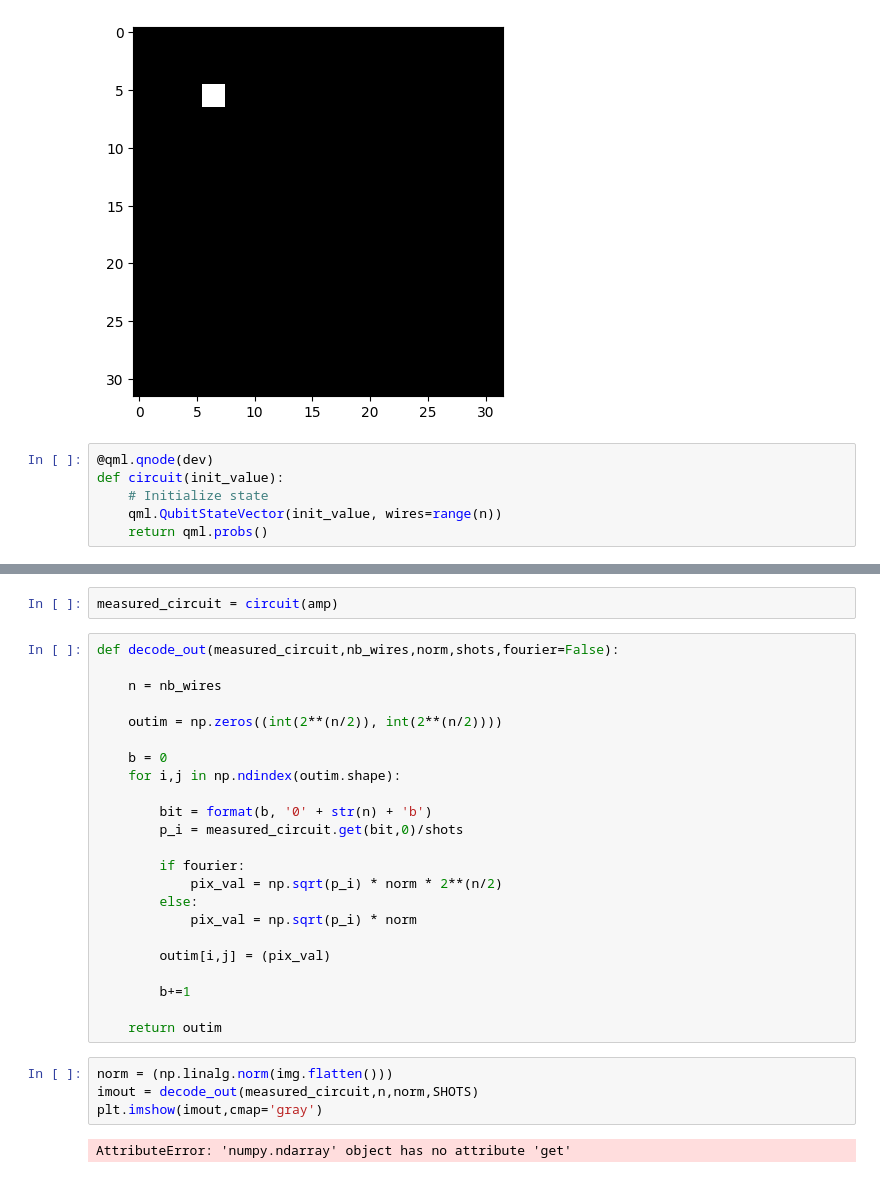
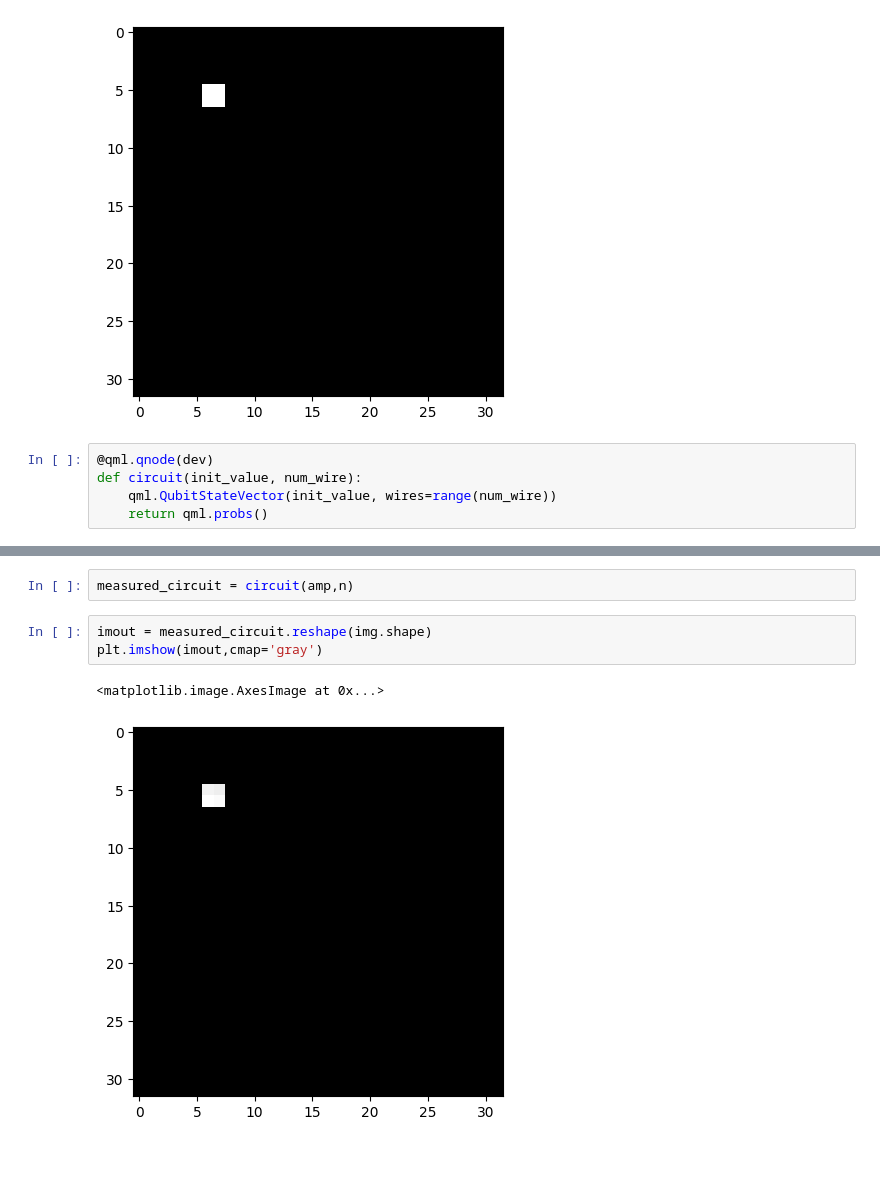
Before and after one commit to Kuift/QuantumAstronomy, a Jupyter notebook: QPIE_Pennylane.ipynb, the cells around one changed output, grey strips where cells are left out. Saved outputs shown, nothing was run; the diff lists cells and outputs as text.

```diff
--- a/QPIE_Pennylane.ipynb
+++ b/QPIE_Pennylane.ipynb
@@ -31,8 +31,7 @@ dev = qml.device('default.qubit', wires=n, shots=SHOTS)
 [figure]
 # %%
 @qml.qnode(dev)
-def circuit(init_value):
-    # Initialize state
-    qml.QubitStateVector(init_value, wires=range(n))
+def circuit(init_value, num_wire):
+    qml.QubitStateVector(init_value, wires=range(num_wire))
     return qml.probs()
 # %%
@@ -41,33 +40,10 @@ fig.show()
 # %% [output]
 [figure]
 # %%
-measured_circuit = circuit(amp)
+measured_circuit = circuit(amp,n)
-# %%
-def decode_out(measured_circuit,nb_wires,norm,shots,fourier=False):
-
-    n = nb_wires
-
-    outim = np.zeros((int(2**(n/2)), int(2**(n/2))))
-
-    b = 0
-    for i,j in np.ndindex(outim.shape):
-
-        bit = format(b, '0' + str(n) + 'b')
-        p_i = measured_circuit.get(bit,0)/shots
-
-        if fourier:
-            pix_val = np.sqrt(p_i) * norm * 2**(n/2)
-        else:
-            pix_val = np.sqrt(p_i) * norm
-
-        outim[i,j] = (pix_val)
-
-        b+=1
-
-    return outim
-# %%
-norm = (np.linalg.norm(img.flatten()))
-imout = decode_out(measured_circuit,n,norm,SHOTS)
-plt.imshow(imout,cmap='gray')
-# %% [output]
-AttributeError: 'numpy.ndarray' object has no attribute 'get'
+# %%
+imout = measured_circuit.reshape(img.shape)
+plt.imshow(imout,cmap='gray')
+# %% [output]
+<matplotlib.image.AxesImage at 0x...>
+[figure, added]
```
Also changed, not shown: parts of 4 cells of this notebook.
